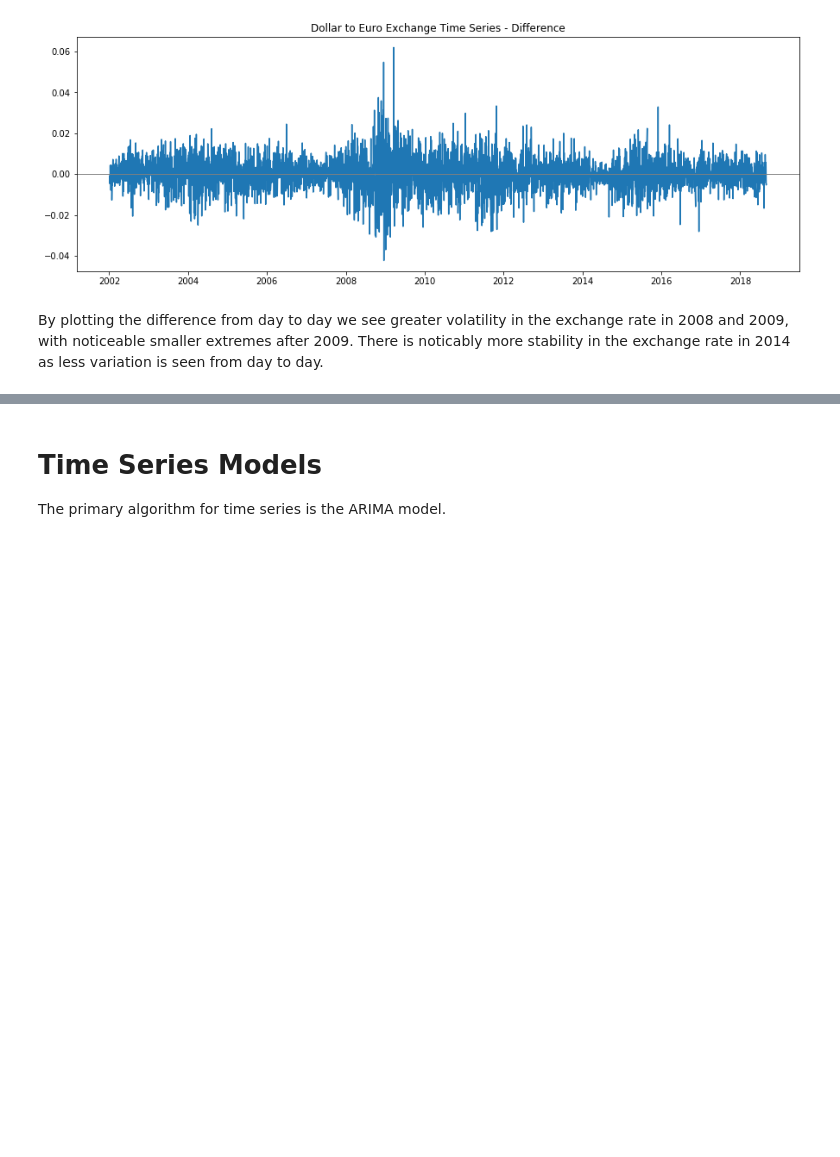
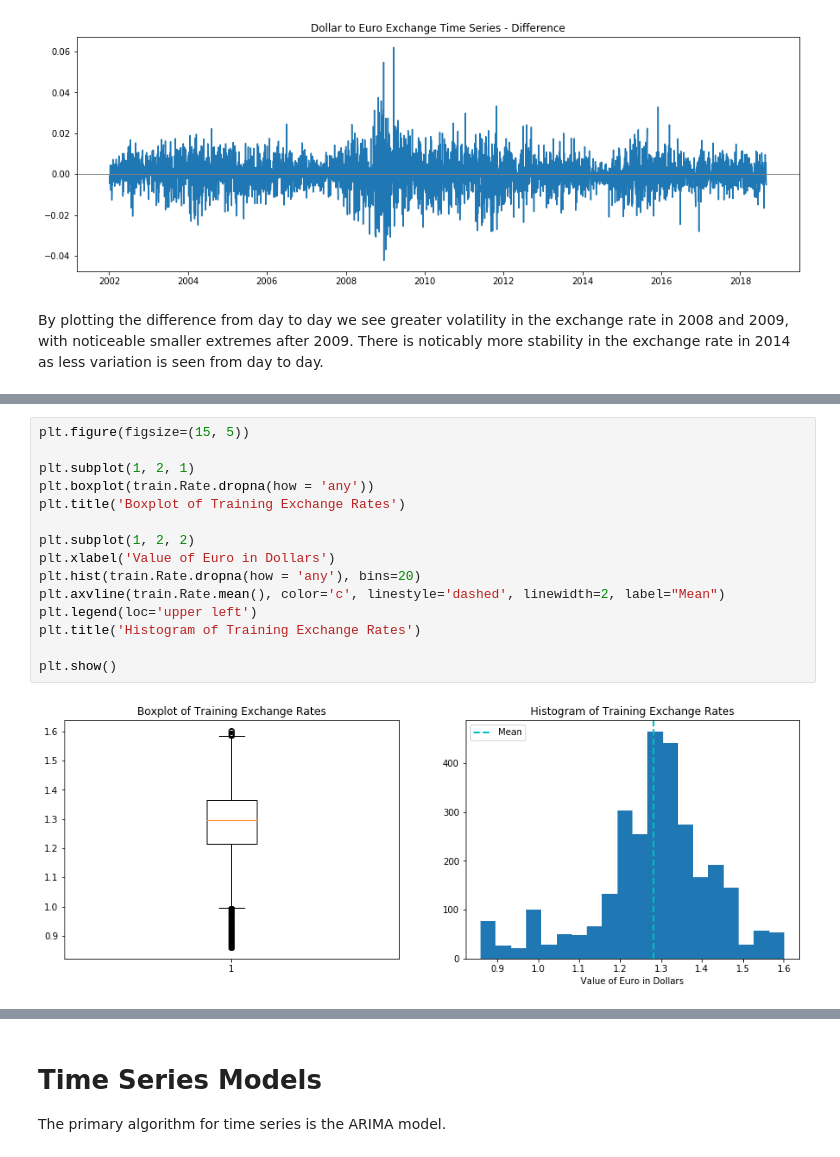
Before and after one commit to mbeckmanssf/Thinkful, a Jupyter notebook: Capstone/Notebook.ipynb, the cells around one changed output, grey strips where cells are left out. Saved outputs shown, nothing was run; the diff lists cells and outputs as text; blank space fills up the shorter version.

```diff
--- a/Capstone/Notebook.ipynb
+++ b/Capstone/Notebook.ipynb
@@ -112,0 +141,17 @@ from sklearn.model_selection import TimeSeriesSplit
+# %%
+plt.figure(figsize=(15, 5))
+
+plt.subplot(1, 2, 1)
+plt.boxplot(train.Rate.dropna(how = 'any'))
+plt.title('Boxplot of Training Exchange Rates')
+
+plt.subplot(1, 2, 2)
+plt.xlabel('Value of Euro in Dollars')
+plt.hist(train.Rate.dropna(how = 'any'), bins=20)
+plt.axvline(train.Rate.mean(), color='c', linestyle='dashed', linewidth=2, label="Mean")
+plt.legend(loc='upper left')
+plt.title('Histogram of Training Exchange Rates')
+
+plt.show()
+# %% [output]
+[figure, added]
```
Also changed, not shown: parts of 18 cells of this notebook.
